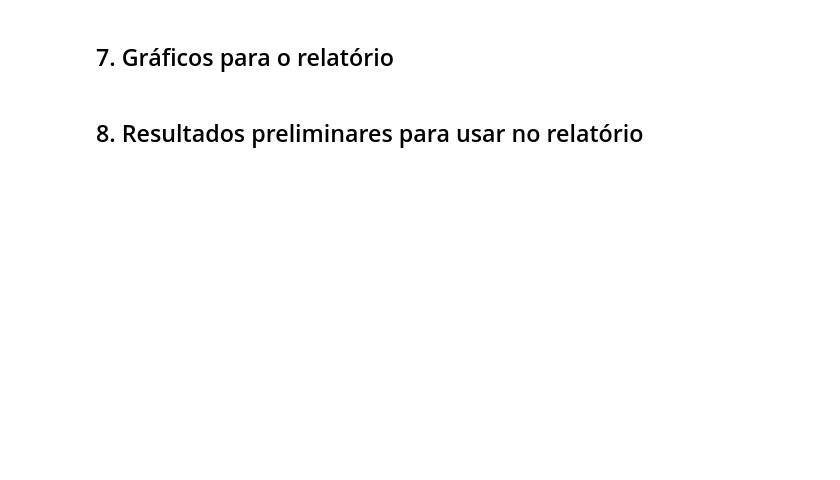
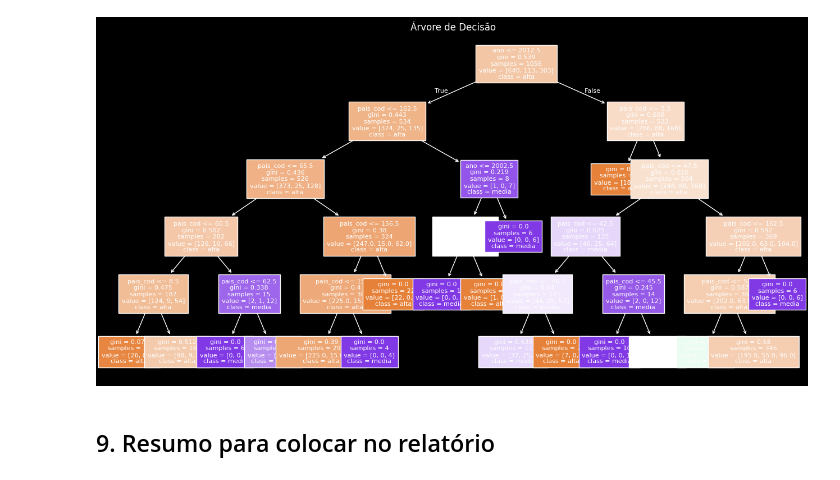
Before and after one commit to danielfilho-school/PA2-tabagismo, a Jupyter notebook: Tabagismo/notebooks/etapa3_arvore_decisao_tabagismo.ipynb, the cells around one changed output. Cells and saved outputs as stored; diff of their text form; code cells hidden in the pictures; blank space fills up the shorter version.

```diff
--- a/Tabagismo/notebooks/etapa3_arvore_decisao_tabagismo.ipynb
+++ b/Tabagismo/notebooks/etapa3_arvore_decisao_tabagismo.ipynb
@@ -122,2 +208,15 @@ plt.show()
+# %%
+plt.figure(figsize=(16,8))
+plot_tree(
+    modelo,
+    feature_names=X.columns,
+    class_names=modelo.classes_,
+    filled=True,
+    fontsize=8
+)
+plt.title("Árvore de Decisão")
+plt.show()
+# %% [output]
+[figure, added]
 # %% [markdown]
-## 7. Gráficos para o relatório
+## 9. Resumo para colocar no relatório
@@ -147,3 +223 @@ plt.show()
-# %% [markdown]
-## 8. Resultados preliminares para usar no relatório
 # %%
```
Also changed, not shown: parts of 33 cells of this notebook, 3 other files.
